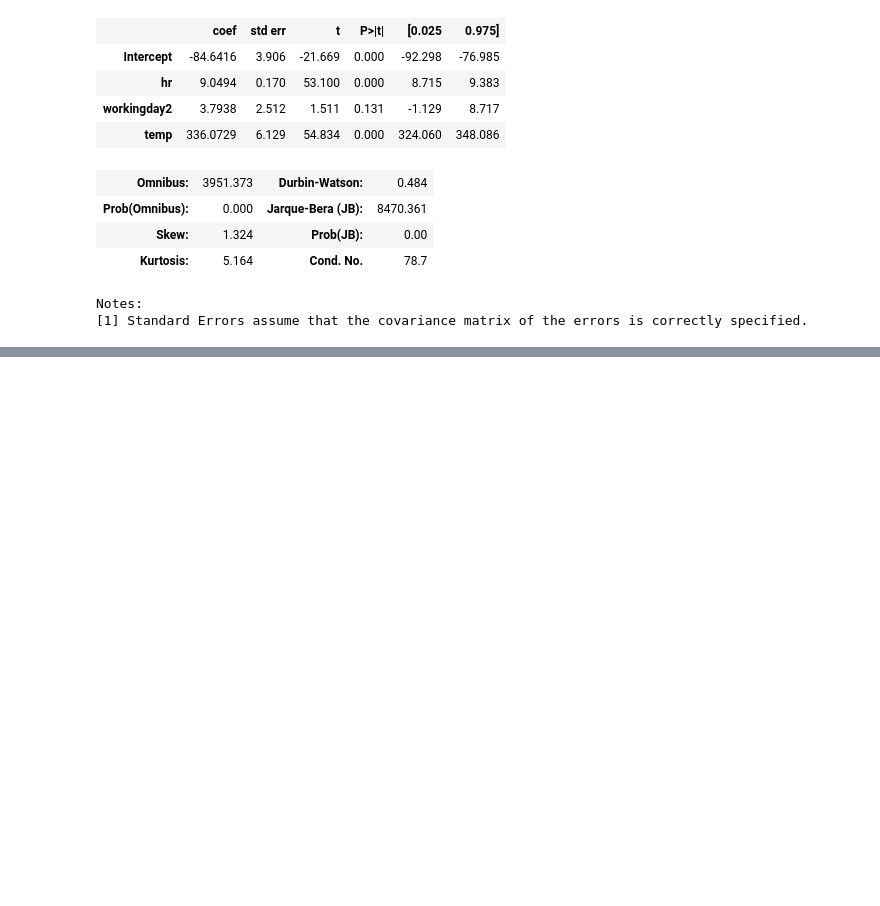
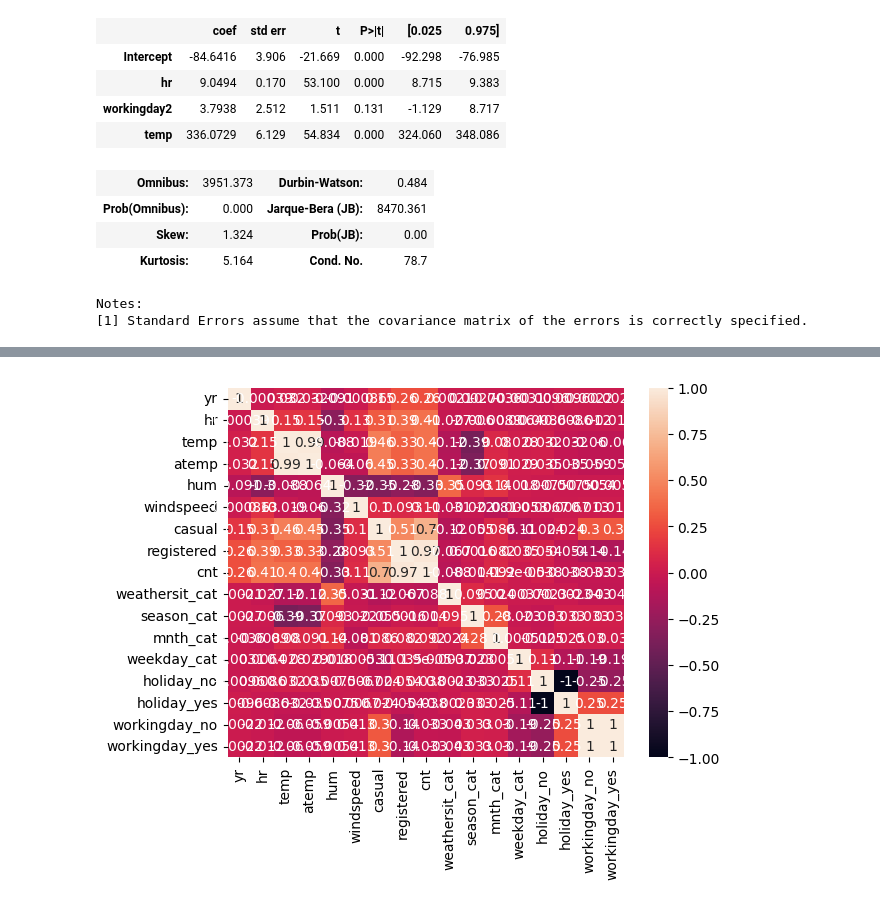
Before and after one commit to aa57c/CS_5568_Project, a Jupyter notebook: project.ipynb, the cells around one changed output, grey strips where cells are left out. Cells and saved outputs as stored; diff of their text form; code cells hidden in the pictures; blank space fills up the shorter version.

Commit message:
added my own encoding and Blaine's code

```diff
--- a/project.ipynb
+++ b/project.ipynb
@@ -91,0 +271,8 @@ Notes:
+# %%
+# Blaine's Code (with my version of encoding)
+bike_df_final = pd.read_csv('BikeSharingDatasetFinal.csv', usecols=[3, 5, 10, 11, 12, 13, 14, 15, 16, 17, 18, 19, 20, 21, 22, 23, 24])
+corr_matrix = bike_df_final.corr()
+sns.heatmap(corr_matrix, annot=True)
+plt.show()
+# %% [output]
+[figure, added]
```
Also changed, not shown: parts of 16 cells of this notebook, 1 other file.
